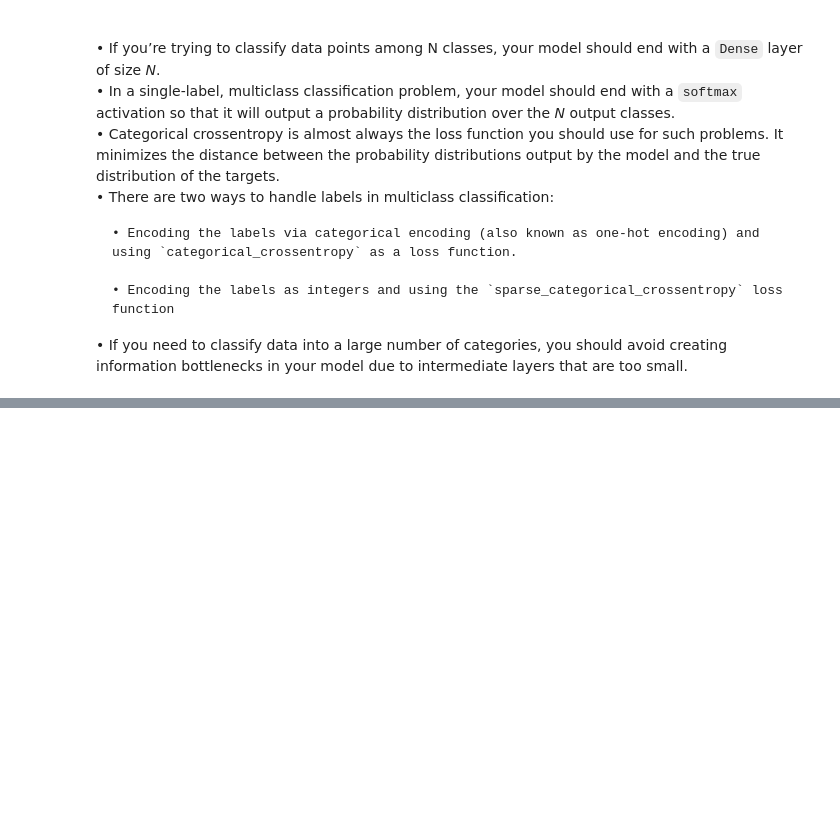
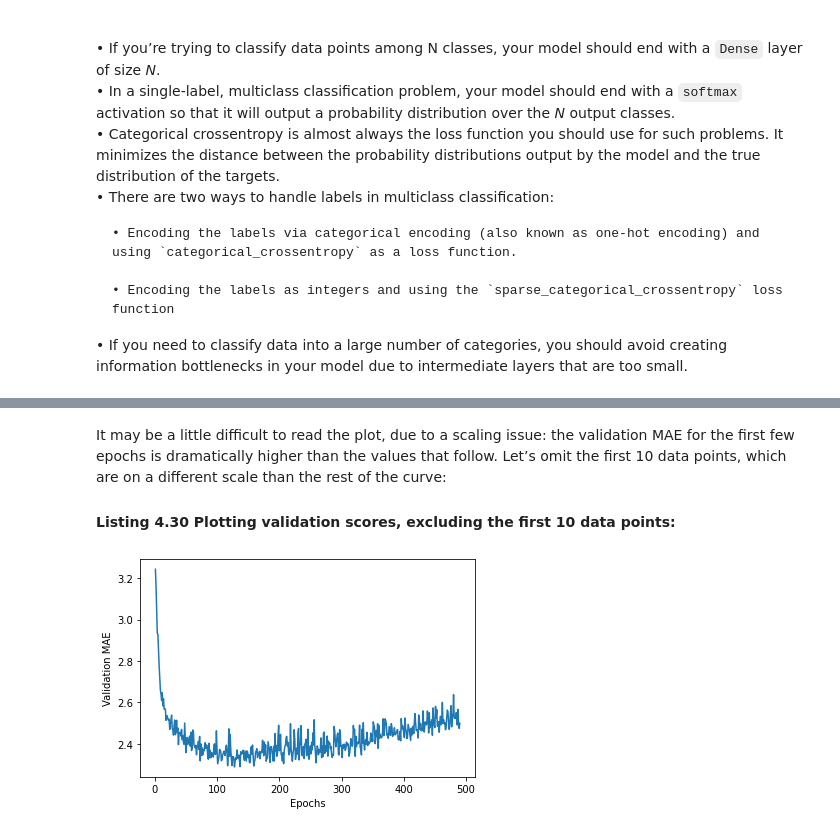
Before and after one commit to InfiniteCuriosity/Deep_Learning_with_Python, a Jupyter notebook: 4. Getting Started with Neural Networks: Classification and Regression.ipynb, the cells around one changed output, grey strips where cells are left out. Saved outputs shown, nothing was run; the diff lists cells and outputs as text; code cells hidden in the pictures; blank space fills up the shorter version.

```diff
--- a/4. Getting Started with Neural Networks: Classification and Regression.ipynb
+++ b/4. Getting Started with Neural Networks: Classification and Regression.ipynb
@@ -498,0 +661,11 @@ Here’s what you should take away from this example:<br><br>
+# %% [markdown]
+It may be a little difficult to read the plot, due to a scaling issue: the validation MAE for the first few epochs is dramatically higher than the values that follow. Let’s omit the first 10 data points, which are on a different scale than the rest of the curve:
+#### Listing 4.30 Plotting validation scores, excluding the first 10 data points:
+# %%
+truncated_mae_history = average_mae_history[10:]
+plt.plot(range(1, len(truncated_mae_history) + 1), truncated_mae_history)
+plt.xlabel("Epochs")
+plt.ylabel("Validation MAE")
+plt.show()
+# %% [output]
+[figure, added]
```
Also changed, not shown: parts of 25 cells of this notebook.
